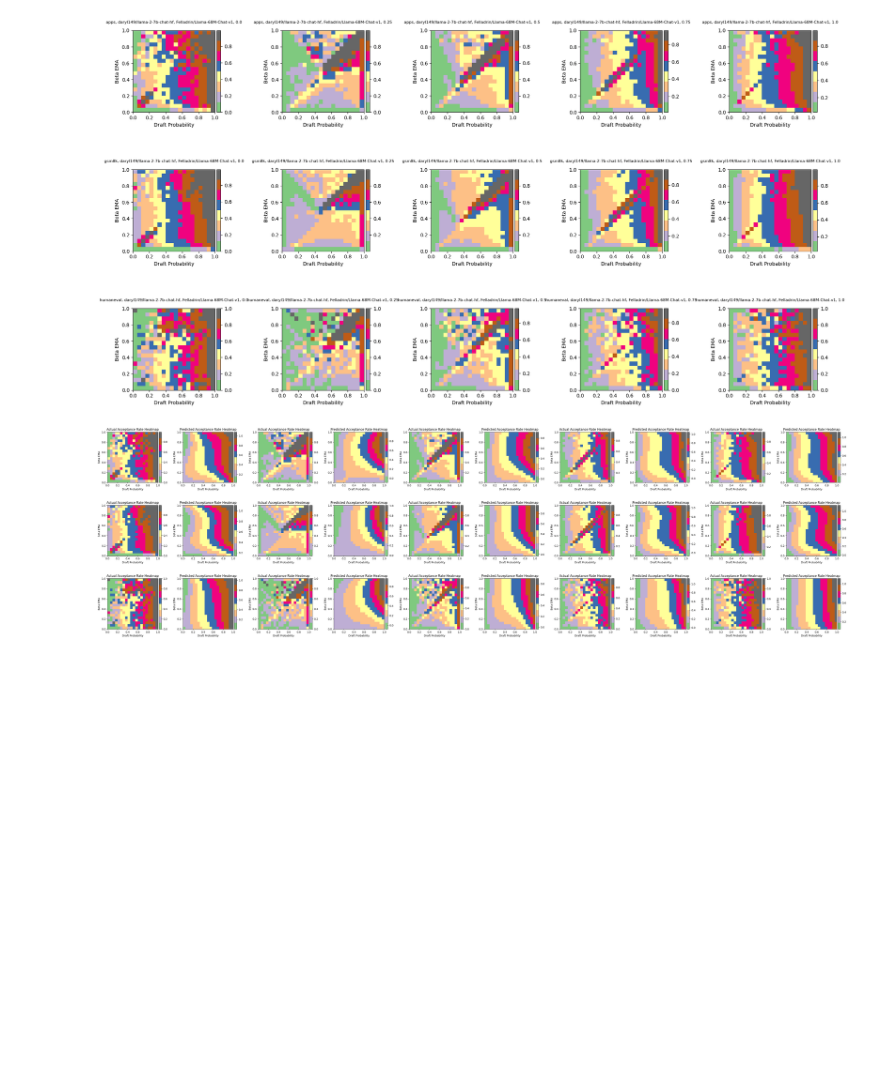
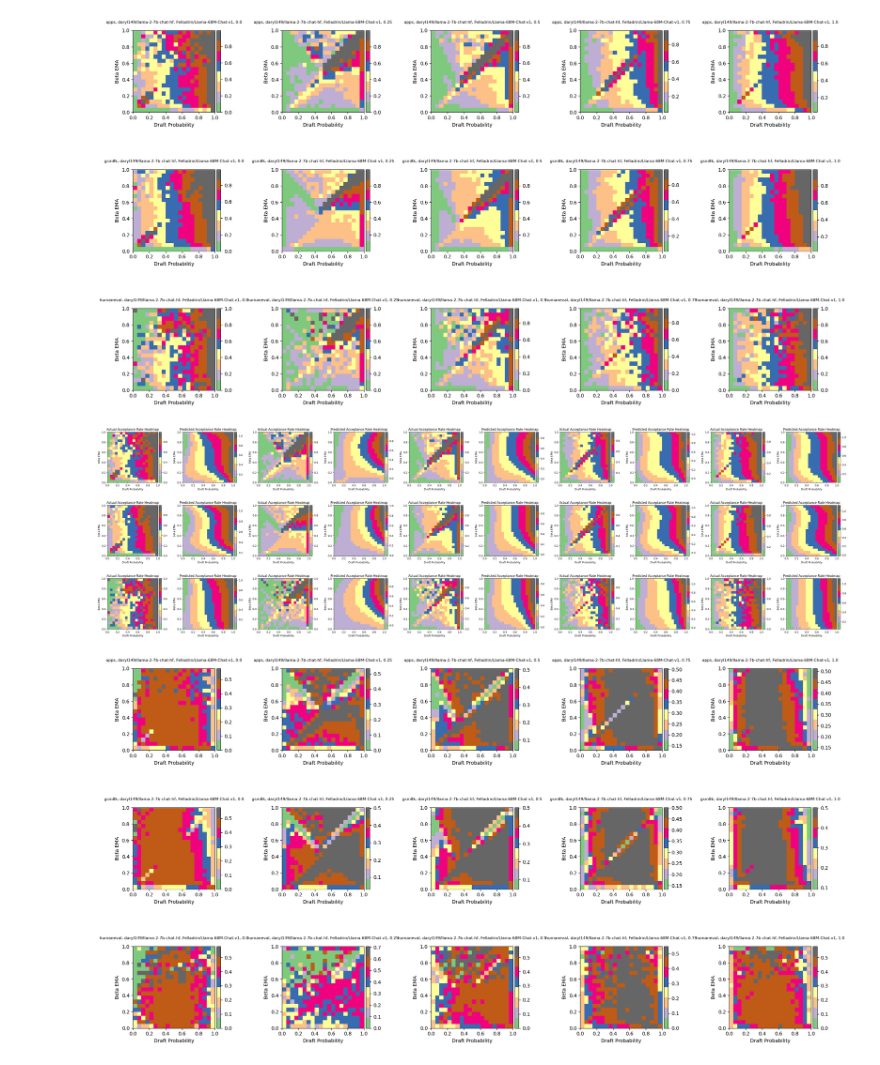
Before and after one commit to casys-kaist-internal/vllm, a Jupyter notebook: benchmarks/figures/analyze_beta_list.ipynb, the cells around one changed output. Drawn from its saved outputs; the diff is of its cells as text; code cells hidden in the pictures; blank space fills up the shorter version.

```diff
--- a/benchmarks/figures/analyze_beta_list.ipynb
+++ b/benchmarks/figures/analyze_beta_list.ipynb
@@ -123,7 +123,8 @@ def load_compressed_results(fname: Path) -> Dict[str, Any]:
 
 RESULT_DIR = Path("5_04_result")
 RESULT_FILES = natsorted(RESULT_DIR.iterdir())
-RESULT_FILES = [f for f in RESULT_FILES if f.suffix == ".pkl"]
+# RESULT_FILES = [f for f in RESULT_FILES if f.suffix == ".pkl"]
+RESULT_FILES = [f for f in RESULT_FILES if f.suffix == ".xz"]
 # %% [markdown]
 # Visualizing the results
 # %%
@@ -397,7 +398,7 @@ def get_accept_cnt_vs_draft_prob(df: pd.DataFrame) -> pd.DataFrame:
 
 
 def bin_draft_accepted_df(
-    draft_accepted_df: pd.DataFrame, num_bins: int = 20
+    draft_accepted_df: pd.DataFrame, num_bins: int = 20, agg: str = "mean"
 ) -> pd.DataFrame:
     # Define bins
     beta_ema_bins = np.linspace(0, 1, num_bins + 1)
@@ -418,7 +419,7 @@ def bin_draft_accepted_df(
     # Group and aggregate data
     binned_df = (
         draft_accepted_df.groupby(["beta_ema_binned", "draft_prob_binned"])
-        .agg({"accepted": "mean"})
+        .agg({"accepted": agg})
         .fillna(0)
     )
     binned_df.reset_index(inplace=True)
@@ -490,15 +491,21 @@ def plot_predicted_accept_prob_heatmap(
     ax.set_title("Predicted Acceptance Rate Heatmap")
 
 
-def load_config_binned_df(result_file: Path) -> Tuple[str, pd.DataFrame]:
+def load_config_binned_df(
+    result_file: Path, bin_agg: Optional[str] = None
+) -> Tuple[str, pd.DataFrame]:
     if result_file.suffix == ".csv":
         config, df = process_result_file(result_file)
         draft_accepted_df = get_accept_cnt_vs_draft_prob(df)
-        binned_df = bin_draft_accepted_df(draft_accepted_df)
+        binned_df = bin_draft_accepted_df(draft_accepted_df, agg=bin_agg or "mean")
     elif result_file.suffix in (".xz", ".pkl"):
         result_dict = load_compressed_results(result_file)
         config = result_dict["config"]
-        binned_df = result_dict["binned_df"]
+        binned_df = (
+            result_dict["binned_df"]
+            if bin_agg is None
+            else bin_draft_accepted_df(result_dict["draft_accepted_df"], agg=bin_agg)
+        )
     else:
         raise ValueError(f"Unsupported file extension: {result_file.suffix}")
     return config, binned_df
@@ -536,3 +543,18 @@ for result_file in tqdm(RESULT_FILES):
 plt.subplots_adjust(wspace=0.4, hspace=0.1)
 # %% [output]
 [figure]
+# %%
+num_results = len(RESULT_FILES)
+ncols = min(num_results, MAX_COLS)
+nrows = int(np.ceil(num_results / MAX_COLS))
+plotter = GridPlotter(nrows=nrows, ncols=ncols, figsize=(4 * ncols, 4 * nrows))
+for result_file, ax in tqdm(zip(RESULT_FILES, plotter.iteraxs()), total=num_results):
+    try:
+        config, binned_df = load_config_binned_df(result_file, "std")
+    except:
+        continue
+    plot_accept_prob_heatmap(binned_df, ax=ax)
+    ax.set_title(config, fontsize=8)
+plt.subplots_adjust(wspace=0.7, hspace=0.1)
+# %% [output]
+[figure, added]
```
Also changed, not shown: parts of 1 cell of this notebook, 3 other files.
